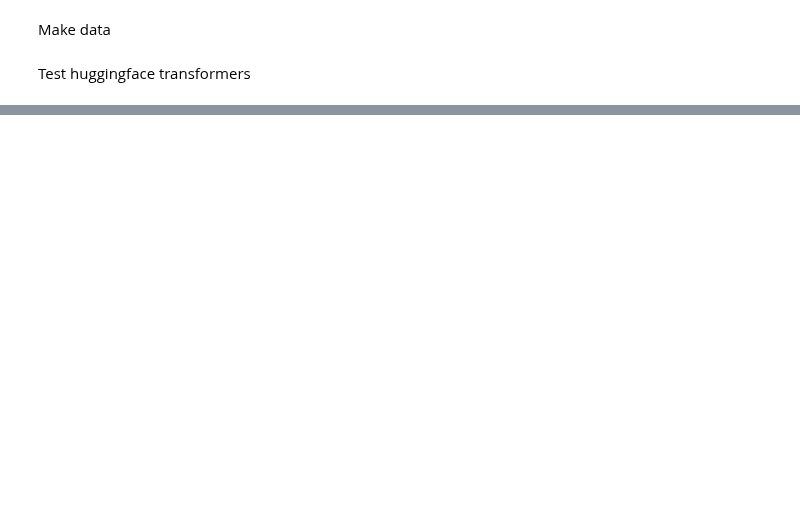
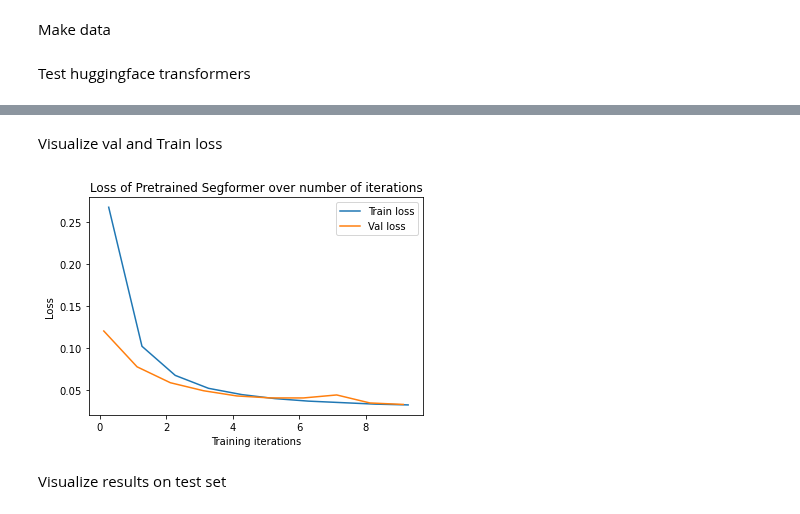
Before and after one commit to Nugni/Bachelor_rep_angiograms, a Jupyter notebook: src/testVit.ipynb, the cells around one changed output, grey strips where cells are left out. Saved outputs shown, nothing was run; the diff lists cells and outputs as text; code cells hidden in the pictures; blank space fills up the shorter version.

Commit message:
Performed first basic training of a ViT on data, and saved model weights

```diff
--- a/src/testVit.ipynb
+++ b/src/testVit.ipynb
@@ -25,0 +190,12 @@ Test mmseg transformers
+# %% [markdown]
+Visualize val and Train loss
+# %%
+from trainingFunctionality import visualizeLoss #need to fix
+trainLoss = [0.26748802840709685, 0.10177609153091907,0.06708053627361854,0.05168131741384665,0.04420004645983378,0.039403168217589456,0.03642219582572579,0.034637860879302027,0.03285158849631747,0.03190102151284615]
+valLoss = [0.11999843967457613, 0.07730314254760742, 0.05835341315716505, 0.04878020938485861, 0.04258009816830357, 0.04024002363284429, 0.04020264534900586, 0.04377764298891028, 0.034220412702610094, 0.032472284976392984]
+#Here iterations are epochs
+visualizeLoss("Pretrained Segformer", 1, trainLoss, valLoss)
+# %% [output]
+[figure, added]
+# %% [markdown]
+Visualize results on test set
```
Also changed, not shown: parts of 30 cells of this notebook, 1 other file.
